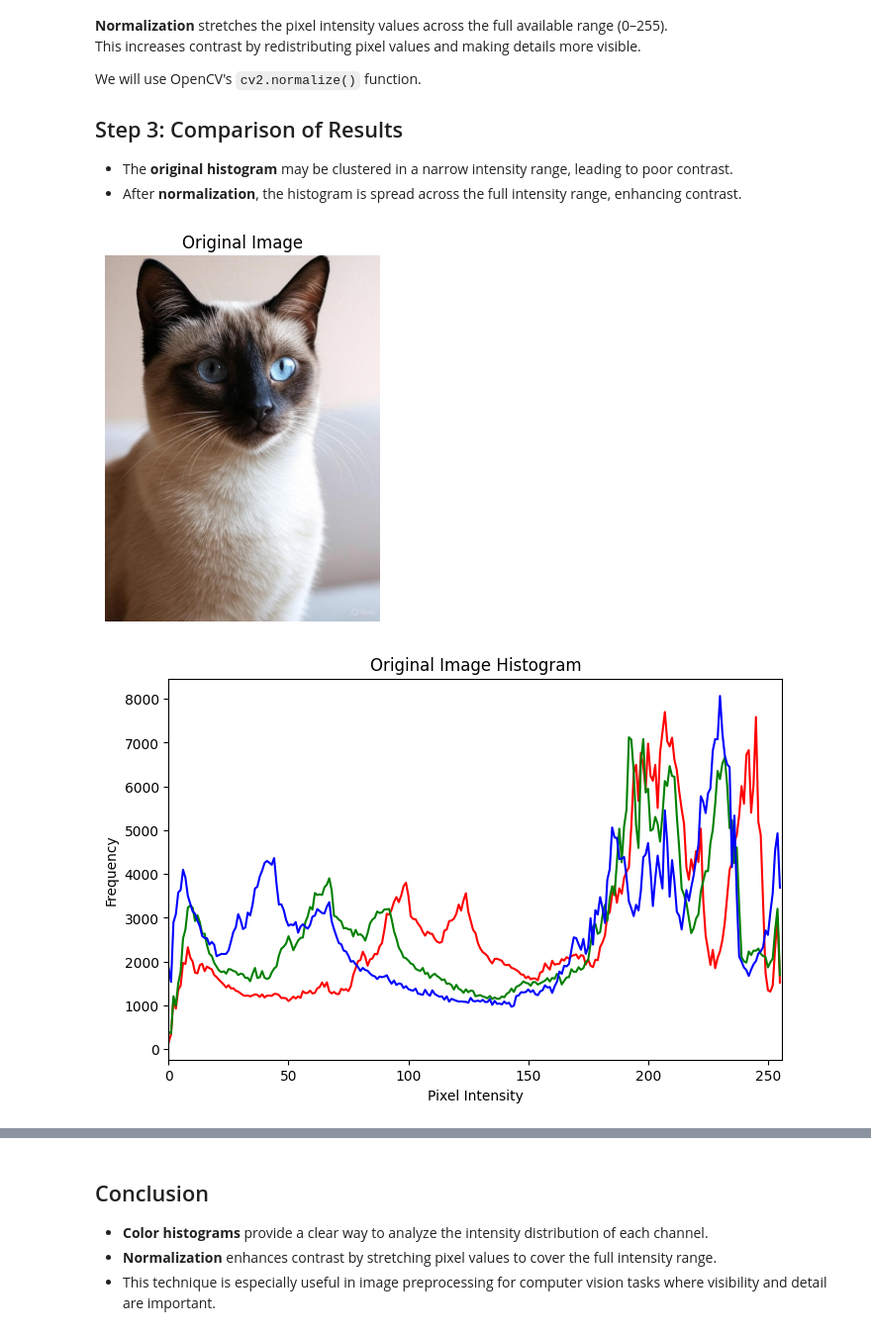
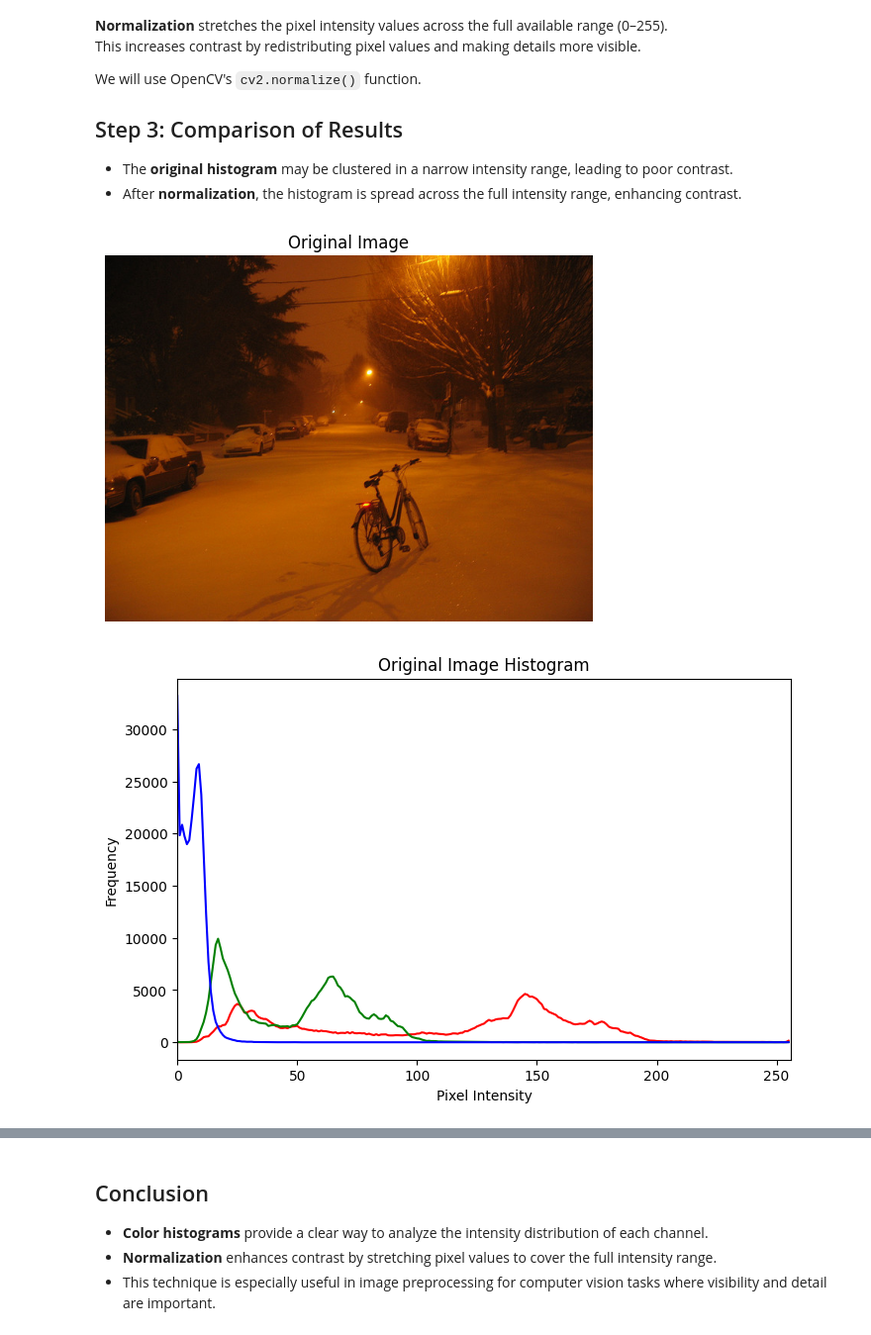
Before and after one commit to notyouriiz/Image_Processing, a Jupyter notebook: Color Histograms/HistogramNormalization.ipynb, the cells around one changed output, grey strips where cells are left out. Shown at 99% size. Drawn from its saved outputs; the diff is of its cells as text; code cells hidden in the pictures.

```diff
--- a/Color Histograms/HistogramNormalization.ipynb
+++ b/Color Histograms/HistogramNormalization.ipynb
@@ -33,20 +33,20 @@ We will use OpenCV's `cv2.normalize()` function.
 # %%
 # Import required libraries
 import cv2
 import numpy as np
 import matplotlib.pyplot as plt
 
 # Load the image
-img = cv2.imread("assets/Image.jpeg")
+img = cv2.imread("assets/Image2.jpg")
 img_rgb = cv2.cvtColor(img, cv2.COLOR_BGR2RGB)  # Convert BGR (OpenCV default) to RGB
 
 # Show the original image
 plt.imshow(img_rgb)
 plt.title("Original Image")
 plt.axis("off")
 plt.show()
 # %% [output]
-[figure, old version]
+[figure, new version]
 # %%
 # Function to plot histograms for each color channel
 def plot_histogram(image, title="Histogram"):
@@ -64,7 +64,7 @@ def plot_histogram(image, title="Histogram"):
 # Plot original histograms
 plot_histogram(img_rgb, "Original Image Histogram")
 # %% [output]
-[figure, old version]
+[figure, new version]
 # %%
 # Normalize the image
 normalized_img = np.zeros_like(img_rgb)
```
Also changed, not shown: parts of 2 cells of this notebook, 37 other files.
